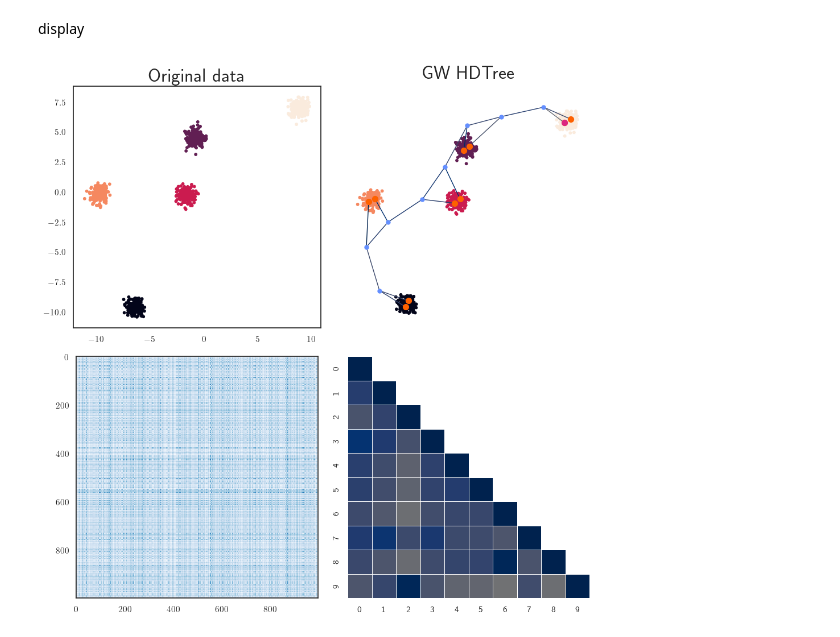
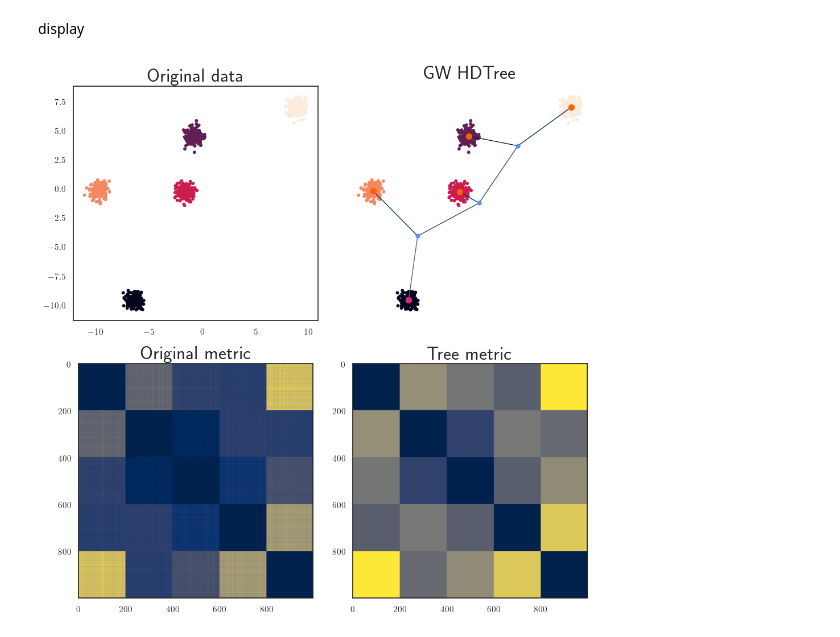
Before and after one commit to pierrehouedry/DifferentiableHyperbolicity, a Jupyter notebook: hyperbolicity/expes/figures/figure_Tree_fiitingGW.ipynb, the cells around one changed output. Cells and saved outputs as stored; diff of their text form; code cells hidden in the pictures.

```diff
--- a/hyperbolicity/expes/figures/figure_Tree_fiitingGW.ipynb
+++ b/hyperbolicity/expes/figures/figure_Tree_fiitingGW.ipynb
@@ -132,7 +132,9 @@ n_components = 5
 X, truth = make_blobs(n_samples=1000, centers=n_components,
                       cluster_std = .4,
                       random_state=11)
-
+idx = np.argsort(truth)
+X = X[idx]
+truth = truth[idx]
 #X,truth = make_moons(n_samples=1000, noise=.05, random_state=42)
 
 fig = plt.figure(figsize=(8, 8))
@@ -146,7 +148,7 @@ distances=torch.from_numpy(ot.dist(X, X)).float()
 # generate graph and compute stuff
 # %%
 root =2
-num_leaves = 10
+num_leaves = 5
 
 opt_tree, G = hdtree_GW(torch.tensor(distances),root, 1e-1 ,num_leaves, 1000, .01, 2000, False, True)
 opt_tree_full = buneman_extraction(opt_tree, root)
@@ -155,42 +157,50 @@ distance_hdtree = nx.floyd_warshall_numpy(opt_tree_full)
 display
 # %%
 # reconstruct positions of leaves from coupling
-pos_torch = G.shape[1] * G.T @ X
+
+pos_torch =  G.shape[1] * G.T @ X
 pos = {}
 for i in range(pos_torch.shape[0]):
     pos[i] = pos_torch[i].numpy()
+
+G_scaled = (G.shape[0] * G).numpy()
+l = np.argsort(opt_tree_full.nodes)
+full_tree_metric = G_scaled @ distance_hdtree[l][:num_leaves, l[:num_leaves]] @ G_scaled.T
 # %%
 node_size = 50
 size_fig = 5
 cmap_dist = sns.color_palette(palette='cividis', as_cmap=True)
 #sns.diverging_palette(220,30, l=65, center="dark", as_cmap=True)#sns.color_palette("icefire", as_cmap=True)
 vmin = 0
 vmax = distances.max().item()
 fs=24
 
 a=2
 b=2
 # let's plot the trees
 fig, axes = plt.subplots(a, b, figsize=(a * size_fig, b * size_fig))
 
 
 ax = axes[0, 0]
 ax.scatter(X[:, 0], X[:, 1], s=10, c = truth)
 ax.set_title(f"Original data",fontsize=fs)
 
 ax = axes[1, 0]
-ax.imshow(distances,cmap='Blues')
+ax.imshow(distances,cmap=cmap_dist)
+ax.set_title(f"Original metric",fontsize=fs)
 
 ax = axes[0, 1]
 ax.scatter(X[:, 0], X[:, 1], s=10, c = truth)
 l = np.argsort(opt_tree_full.nodes)
 draw_graph(num_leaves, distance_hdtree[l], opt_tree_full, ax, title='GW HDTree', fixed_pos=pos, fixed_nodes=range(num_leaves),
            cmap=cmap_dist, node_size=node_size, root=root, vmax=vmax, fs=fs, with_labels=False)
 
 ax = axes[1, 1]
-plot_distances(distance_hdtree[l][:num_leaves, l[:num_leaves]], ax, vmin=vmin, vmax=vmax, cmap=cmap_dist)
+#plot_distances(distance_hdtree[l][:num_leaves, l[:num_leaves]], ax, vmin=vmin, vmax=vmax, cmap=cmap_dist)
+ax.imshow(full_tree_metric,cmap=cmap_dist)
+ax.set_title(f"Tree metric",fontsize=fs)
 
 plt.tight_layout()
 plt.show()
 # %% [output]
-[figure, old version]
+[figure, new version]
```
Also changed, not shown: 1 other file.
